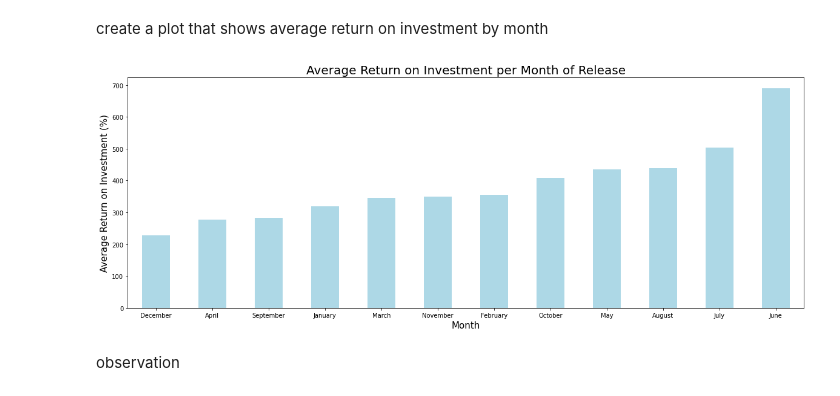
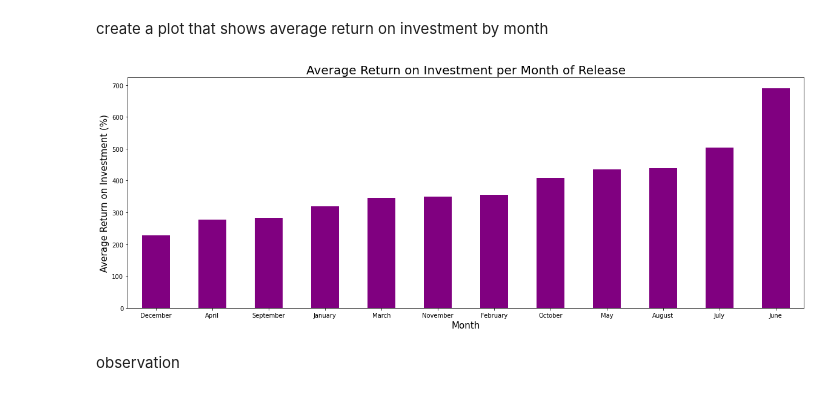
Before and after one commit to Grace-01-cell/dsc-phase-1-project-v2-4, a Jupyter notebook: student.ipynb, the cells around one changed output. Drawn from its saved outputs; the diff is of its cells as text; code cells hidden in the pictures.

```diff
--- a/student.ipynb
+++ b/student.ipynb
@@ -738,14 +713,14 @@ create a plot that shows average return on investment by month
 # %%
 
 #ROI by month
 fig, ax = plt.subplots(figsize=(20,7))
-release_time.groupby('release_month')['ROI'].mean().sort_values().plot(kind='bar', color='lightblue')
+release_time.groupby('release_month')['ROI'].mean().sort_values().plot(kind='bar', color='purple')
 ax.set_xlabel('Month', fontsize=15)
 plt.xticks(rotation=0)
 ax.set_ylabel('Average Return on Investment (%)', fontsize=15)
 ax.set_title('Average Return on Investment per Month of Release', fontsize=20);
 # %% [output]
-[figure, old version]
+[figure, new version]
 # %% [markdown]
 observation
 # %% [markdown]
```
Also changed, not shown: parts of 49 cells of this notebook.
